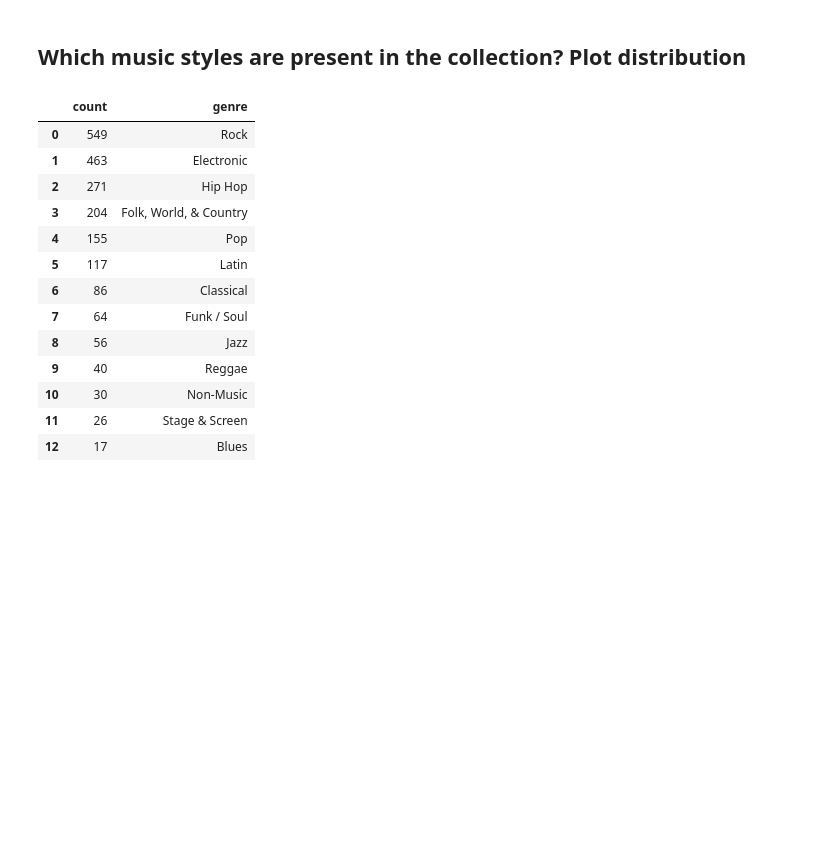
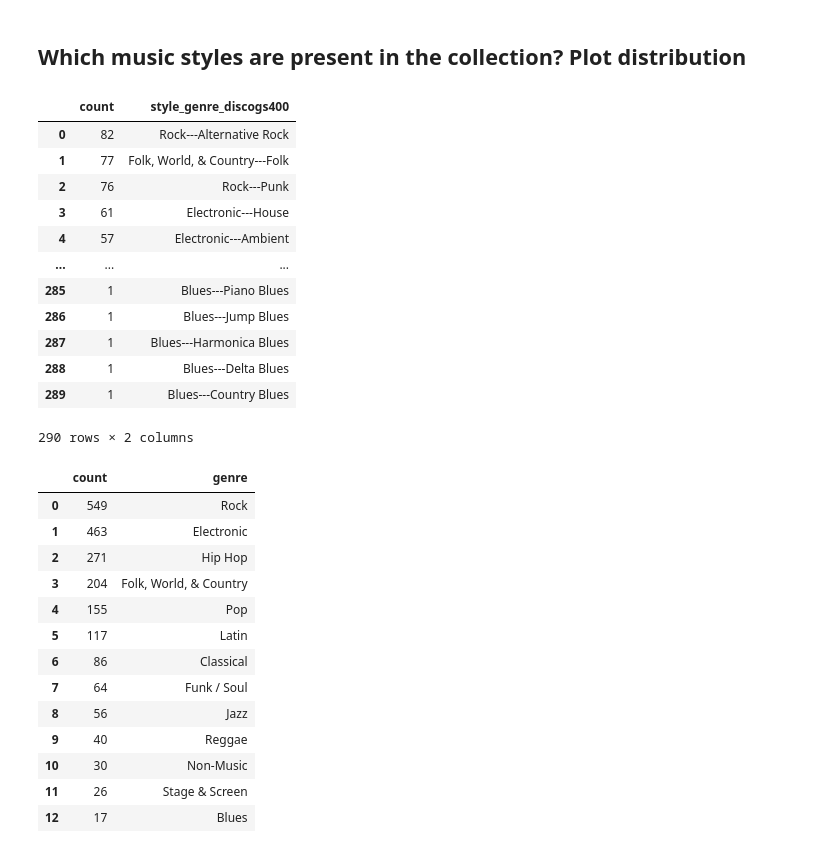
Before and after one commit to fergarciadlc/amplab-essentia-content-based-playlists, a Jupyter notebook: notebooks/02_statistical_report.ipynb, the cells around one changed output. Saved outputs shown, nothing was run; the diff lists cells and outputs as text; code cells hidden in the pictures; blank space fills up the shorter version.

```diff
--- a/notebooks/02_statistical_report.ipynb
+++ b/notebooks/02_statistical_report.ipynb
@@ -58,17 +72,32 @@ df["genre_style"] = df["style_genre_discogs400"].apply(
 # %%
 # Which music styles are present in the collection?
 query = """
 SELECT count(*) as count, style_genre_discogs400
 FROM audio_features
 GROUP BY style_genre_discogs400
 ORDER BY count DESC
 """
 
-result = query_df_with_sql(query, df)
+result = query_df_with_sql(query, df[["filepath", "style_genre_discogs400"]])
+result
 result.rename(columns={"count": "track_count"}).to_csv(
-    "../data/processed/analysis_genre_style_counts.csv", index=False
+    f"../data/processed/{now_str}_analysis_genre_style_counts.csv", index=False
 )
-# result
+result
+# %% [output]
+|  | count | style_genre_discogs400 |
+| 0 | 82 | Rock---Alternative Rock |
+| 1 | 77 | Folk, World, & Country---Folk |
+| 2 | 76 | Rock---Punk |
+| 3 | 61 | Electronic---House |
+| 4 | 57 | Electronic---Ambient |
+| ... | ... | ... |
+| 285 | 1 | Blues---Piano Blues |
+| 286 | 1 | Blues---Jump Blues |
+| 287 | 1 | Blues---Harmonica Blues |
+| 288 | 1 | Blues---Delta Blues |
+| 289 | 1 | Blues---Country Blues |
+290 rows × 2 columns
 # %%
 # Which music styles are present in the collection?
 query = """
```
Also changed, not shown: parts of 12 cells of this notebook.
